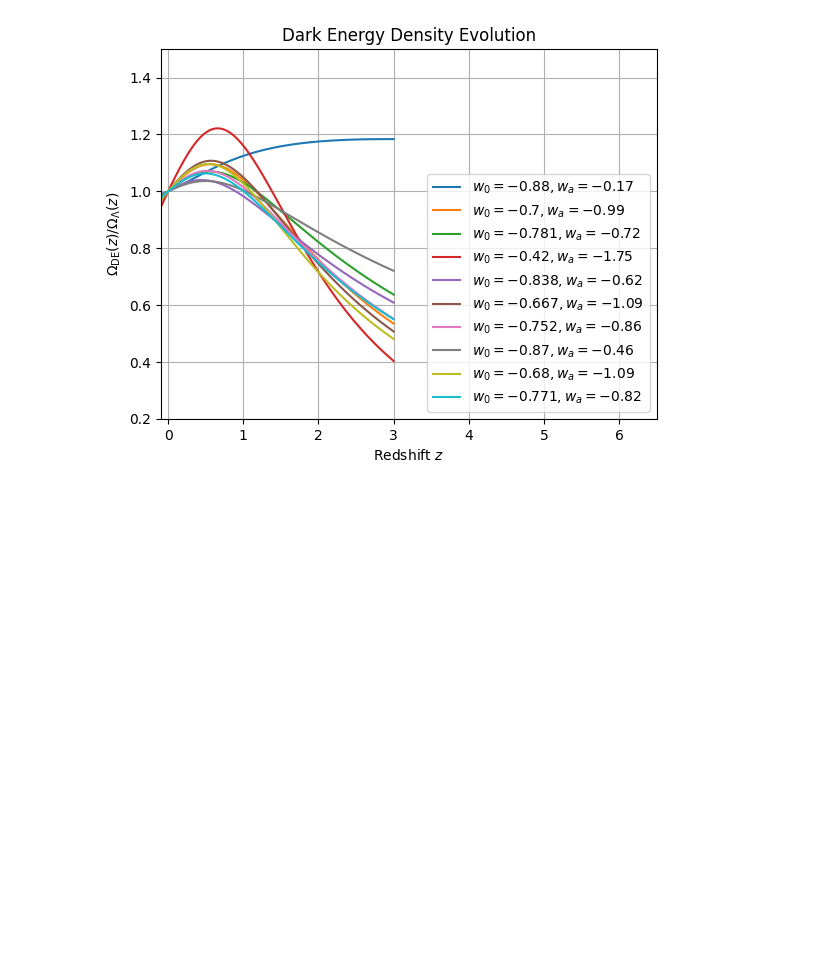
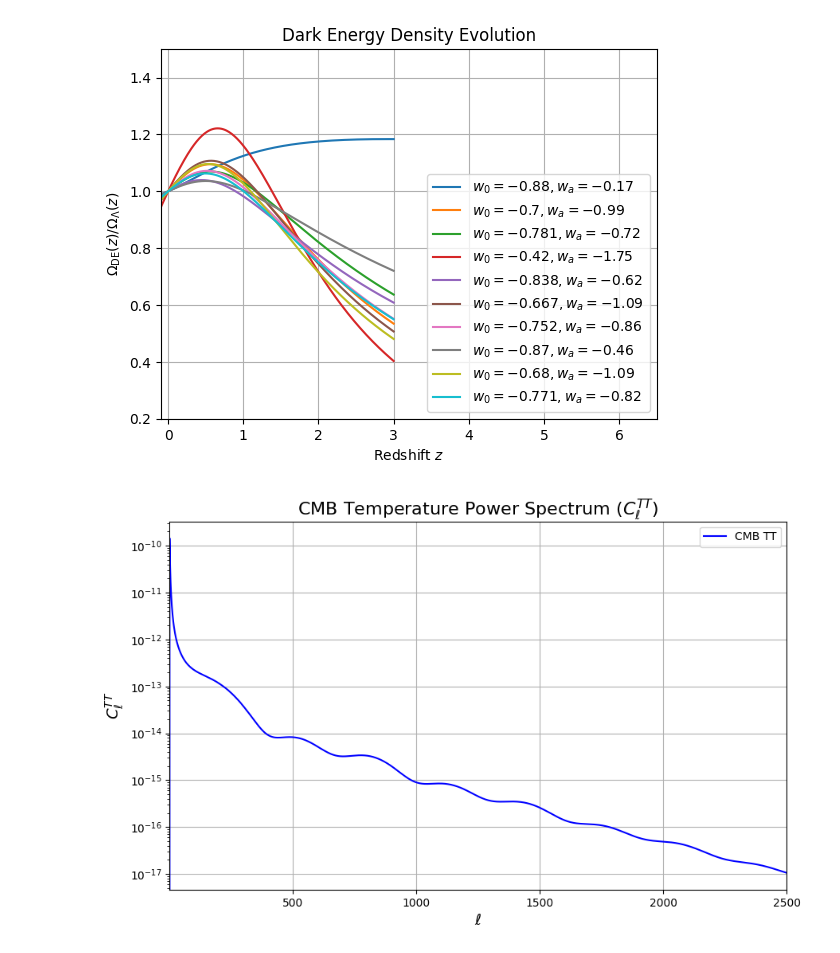
Before and after one commit to santiagocasas/clapp, a Jupyter notebook: notebooks/cosmology_validation.ipynb, the cells around one changed output. Drawn from its saved outputs; the diff is of its cells as text; code cells hidden in the pictures; blank space fills up the shorter version.

```diff
--- a/notebooks/cosmology_validation.ipynb
+++ b/notebooks/cosmology_validation.ipynb
@@ -1186,3 +1186,51 @@ plt.grid(True)
 plt.show()
 # %% [output]
 [figure]
+# %%
+# Import necessary modules
+import matplotlib.pyplot as plt
+import numpy as np
+from classy import Class
+
+# Define cosmological parameters for ΛCDM model
+params = {
+    'omega_b': 0.0223828,
+    'omega_cdm': 0.1201075,
+    'h': 0.67810,
+    'A_s': 2.100549e-09,
+    'n_s': 0.9660499,
+    'tau_reio': 0.05430842,
+    'output': 'tCl,pCl,lCl',
+    'lensing': 'yes',
+    'l_max_scalars': 2500  # Maximum multipole
+}
+
+# Create an instance of the CLASS
+LambdaCDM = Class()
+LambdaCDM.set(params)
+LambdaCDM.compute()
+
+# Retrieve the C_l values
+cls = LambdaCDM.lensed_cl(2500)
+
+# Extract ell and C_l values for temperature (TT)
+ell = cls['ell']
+clTT = cls['tt']
+
+# Plotting the C_l values
+plt.figure(figsize=(10, 6))
+plt.plot(ell, clTT, label='CMB TT', color='blue')
+plt.xlabel(r'$\ell$', fontsize=14)
+plt.ylabel(r'$C_\ell^{TT}$', fontsize=14)
+plt.title('CMB Temperature Power Spectrum ($C_\ell^{TT}$)', fontsize=16)
+plt.xscale('linear')
+plt.yscale('log')
+plt.xlim(2, 2500)
+#plt.ylim(1e-10, 1e-6)
+plt.grid()
+plt.legend()
+plt.show()
+plt.savefig('CMB_TT_power_spectrum.png')  # Save the plot to disk
+plt.close()  # Close the plot to avoid display in interactive environments
+# %% [output]
+[figure, added]
```
Also changed, not shown: 3 other files.
